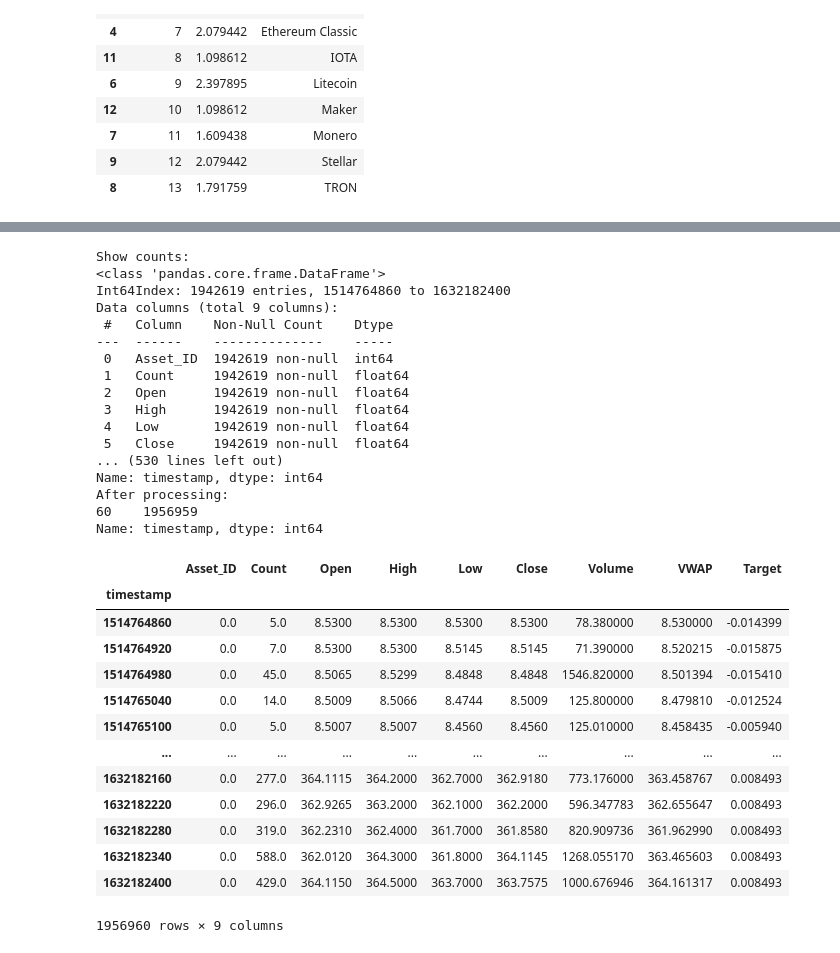
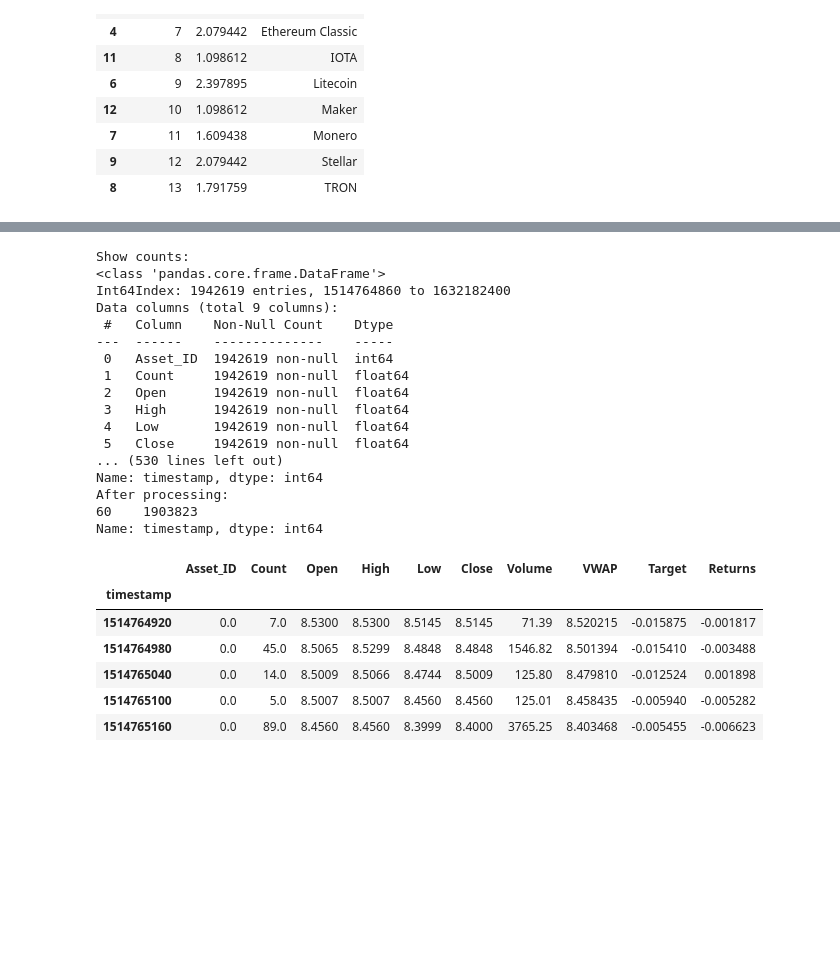
Before and after one commit to Peterzyx/CryptoStrategies, a Jupyter notebook: Playground/Peter/ProcessData.ipynb, the cells around one changed output, grey strips where cells are left out. Drawn from its saved outputs; the diff is of its cells as text; code cells hidden in the pictures; blank space fills up the shorter version.

```diff
--- a/Playground/Peter/ProcessData.ipynb
+++ b/Playground/Peter/ProcessData.ipynb
@@ -59,6 +44,6 @@ def processDataByID(i):
 # %%
 for i in range(14):
-    data = processDataByID(0)
+    data = processDataByID(i)
     data.to_pickle('../../Data/Kaggle/clean data/' + str(i) + '.pkl')
 # %% [output]
 Show counts:
@@ -76,23 +61,16 @@ Data columns (total 9 columns):
 ... (530 lines left out)
 Name: timestamp, dtype: int64
 After processing:
-60    1956959
+60    1903823
 Name: timestamp, dtype: int64
 # %%
-pd.read_pickle('../../Data/Kaggle/clean data/0.pkl')
+pd.read_pickle('../../Data/Kaggle/clean data/0.pkl').head()
 # %% [output]
-|  | Asset_ID | Count | Open | High | Low | Close | Volume | VWAP | Target |
-| timestamp |  |  |  |  |  |  |  |  |  |
-| 1514764860 | 0.0 | 5.0 | 8.5300 | 8.5300 | 8.5300 | 8.5300 | 78.380000 | 8.530000 | -0.014399 |
-| 1514764920 | 0.0 | 7.0 | 8.5300 | 8.5300 | 8.5145 | 8.5145 | 71.390000 | 8.520215 | -0.015875 |
-| 1514764980 | 0.0 | 45.0 | 8.5065 | 8.5299 | 8.4848 | 8.4848 | 1546.820000 | 8.501394 | -0.015410 |
-| 1514765040 | 0.0 | 14.0 | 8.5009 | 8.5066 | 8.4744 | 8.5009 | 125.800000 | 8.479810 | -0.012524 |
-| 1514765100 | 0.0 | 5.0 | 8.5007 | 8.5007 | 8.4560 | 8.4560 | 125.010000 | 8.458435 | -0.005940 |
-| ... | ... | ... | ... | ... | ... | ... | ... | ... | ... |
-| 1632182160 | 0.0 | 277.0 | 364.1115 | 364.2000 | 362.7000 | 362.9180 | 773.176000 | 363.458767 | 0.008493 |
-| 1632182220 | 0.0 | 296.0 | 362.9265 | 363.2000 | 362.1000 | 362.2000 | 596.347783 | 362.655647 | 0.008493 |
-| 1632182280 | 0.0 | 319.0 | 362.2310 | 362.4000 | 361.7000 | 361.8580 | 820.909736 | 361.962990 | 0.008493 |
-| 1632182340 | 0.0 | 588.0 | 362.0120 | 364.3000 | 361.8000 | 364.1145 | 1268.055170 | 363.465603 | 0.008493 |
-| 1632182400 | 0.0 | 429.0 | 364.1150 | 364.5000 | 363.7000 | 363.7575 | 1000.676946 | 364.161317 | 0.008493 |
+|  | Asset_ID | Count | Open | High | Low | Close | Volume | VWAP | Target | Returns |
+| timestamp |  |  |  |  |  |  |  |  |  |  |
+| 1514764920 | 0.0 | 7.0 | 8.5300 | 8.5300 | 8.5145 | 8.5145 | 71.39 | 8.520215 | -0.015875 | -0.001817 |
+| 1514764980 | 0.0 | 45.0 | 8.5065 | 8.5299 | 8.4848 | 8.4848 | 1546.82 | 8.501394 | -0.015410 | -0.003488 |
+| 1514765040 | 0.0 | 14.0 | 8.5009 | 8.5066 | 8.4744 | 8.5009 | 125.80 | 8.479810 | -0.012524 | 0.001898 |
+| 1514765100 | 0.0 | 5.0 | 8.5007 | 8.5007 | 8.4560 | 8.4560 | 125.01 | 8.458435 | -0.005940 | -0.005282 |
+| 1514765160 | 0.0 | 89.0 | 8.4560 | 8.4560 | 8.3999 | 8.4000 | 3765.25 | 8.403468 | -0.005455 | -0.006623 |
-1956960 rows × 9 columns
 # %%
```
Also changed, not shown: parts of 3 cells of this notebook, 3 other files.
